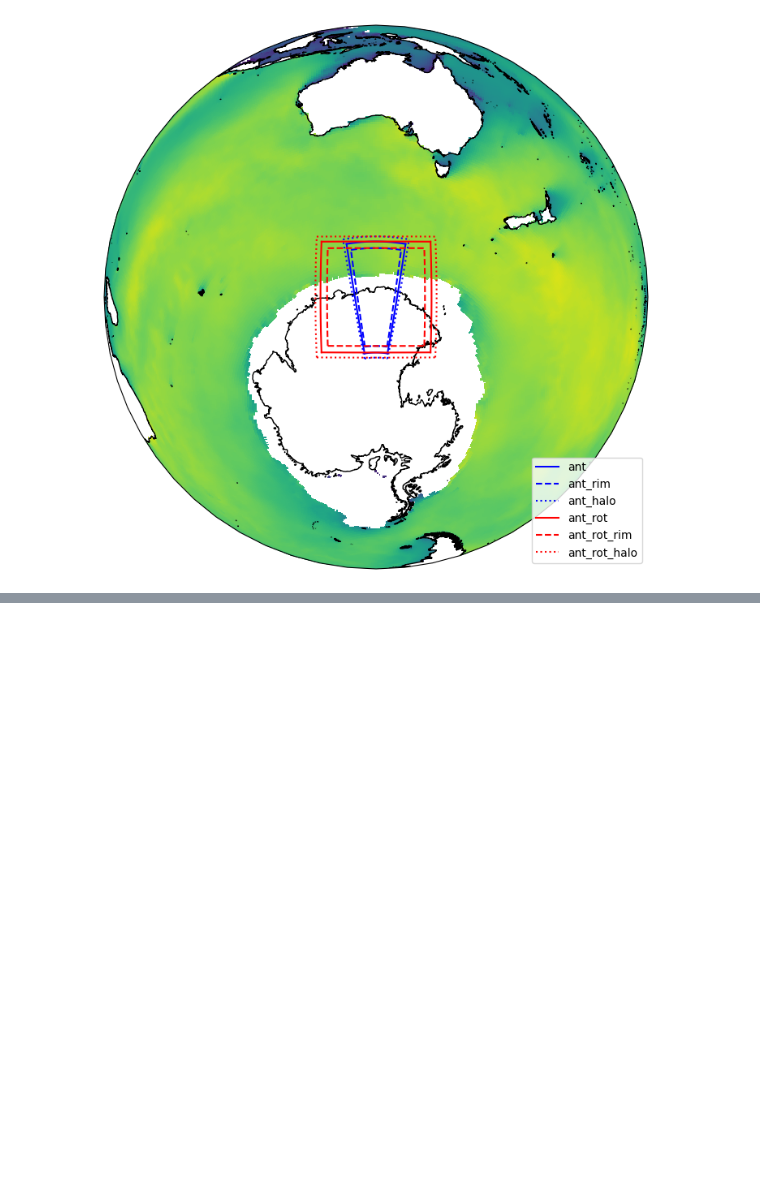
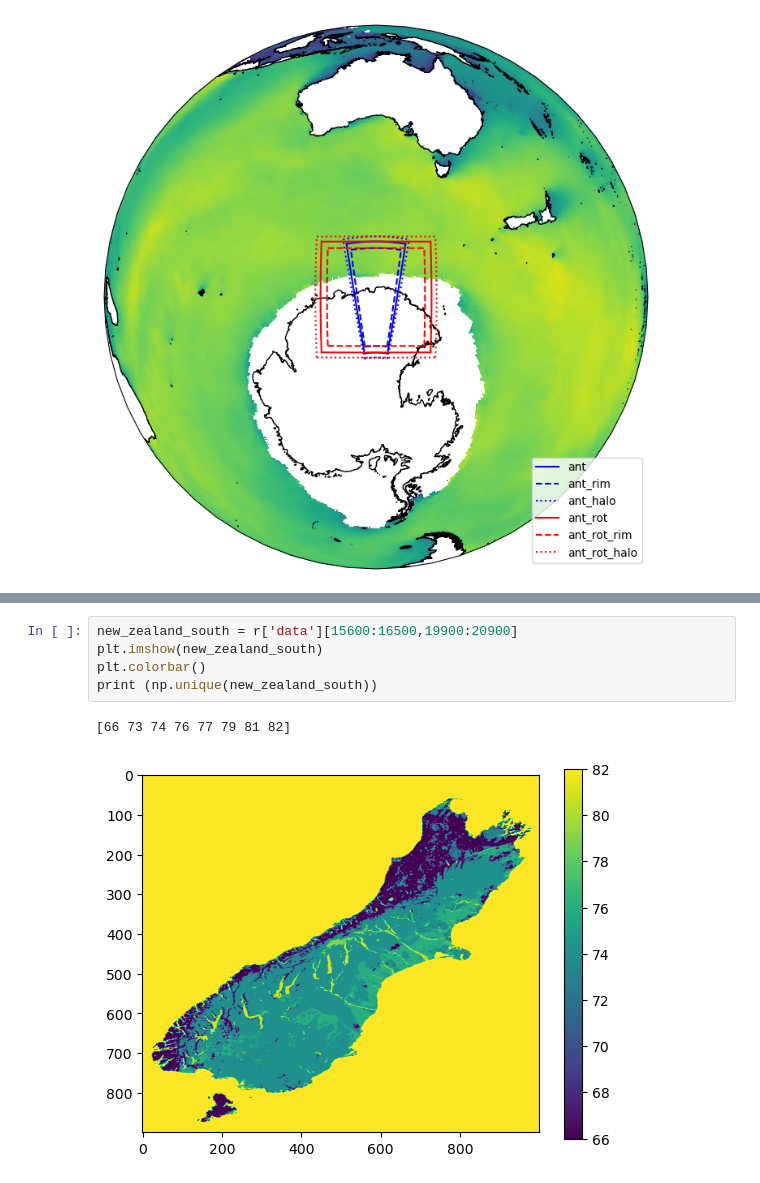
Before and after one commit to 21centuryweather/UM_configuration_tools, a Jupyter notebook: UM_plot_domain.ipynb, the cells around one changed output, grey strips where cells are left out. Cells and saved outputs as stored; diff of their text form; blank space fills up the shorter version.

```diff
--- a/UM_plot_domain.ipynb
+++ b/UM_plot_domain.ipynb
@@ -130,0 +195,8 @@ plt.tight_layout()
+# %%
+new_zealand_south = r['data'][15600:16500,19900:20900]
+plt.imshow(new_zealand_south)
+plt.colorbar()
+print (np.unique(new_zealand_south))
+# %% [output]
+[66 73 74 76 77 79 81 82]
+[figure, added]
```
Also changed, not shown: parts of 9 cells of this notebook, 1 other file.
